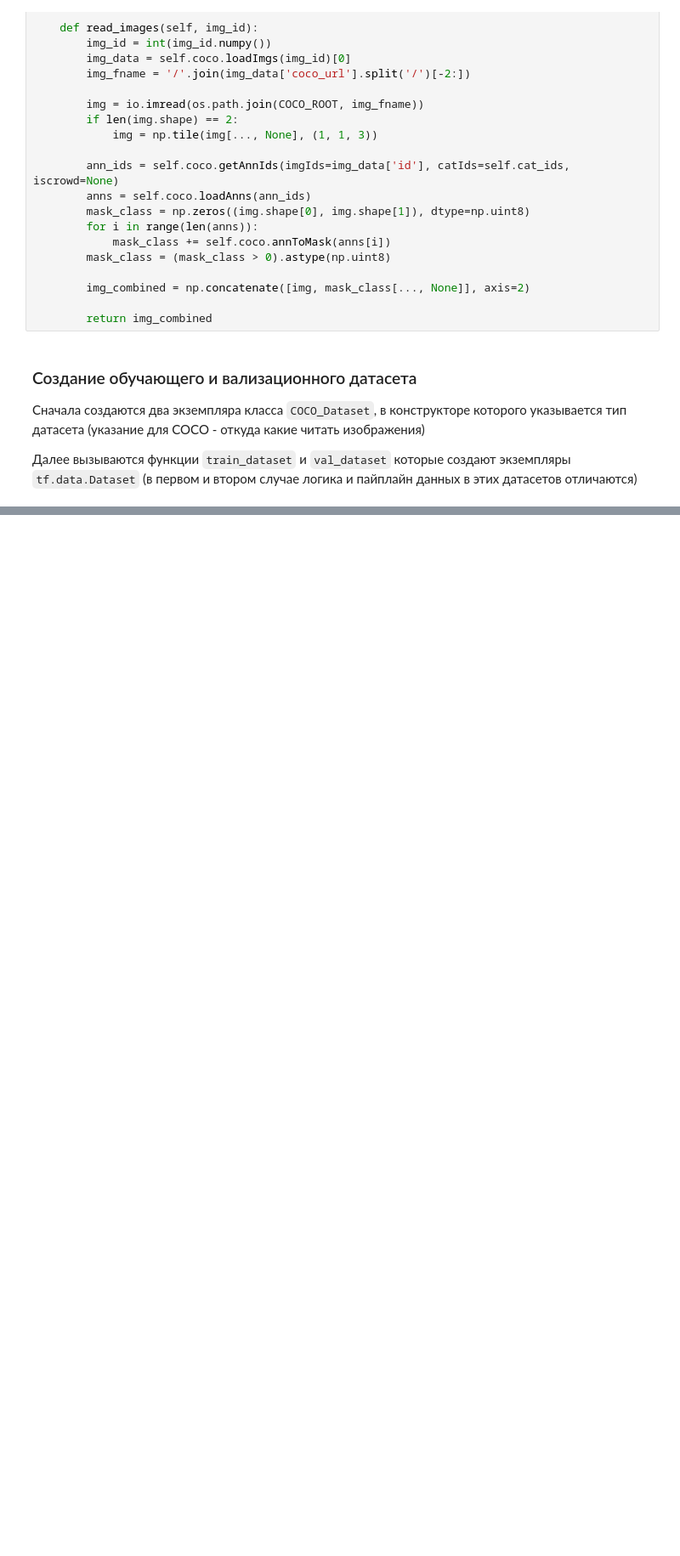
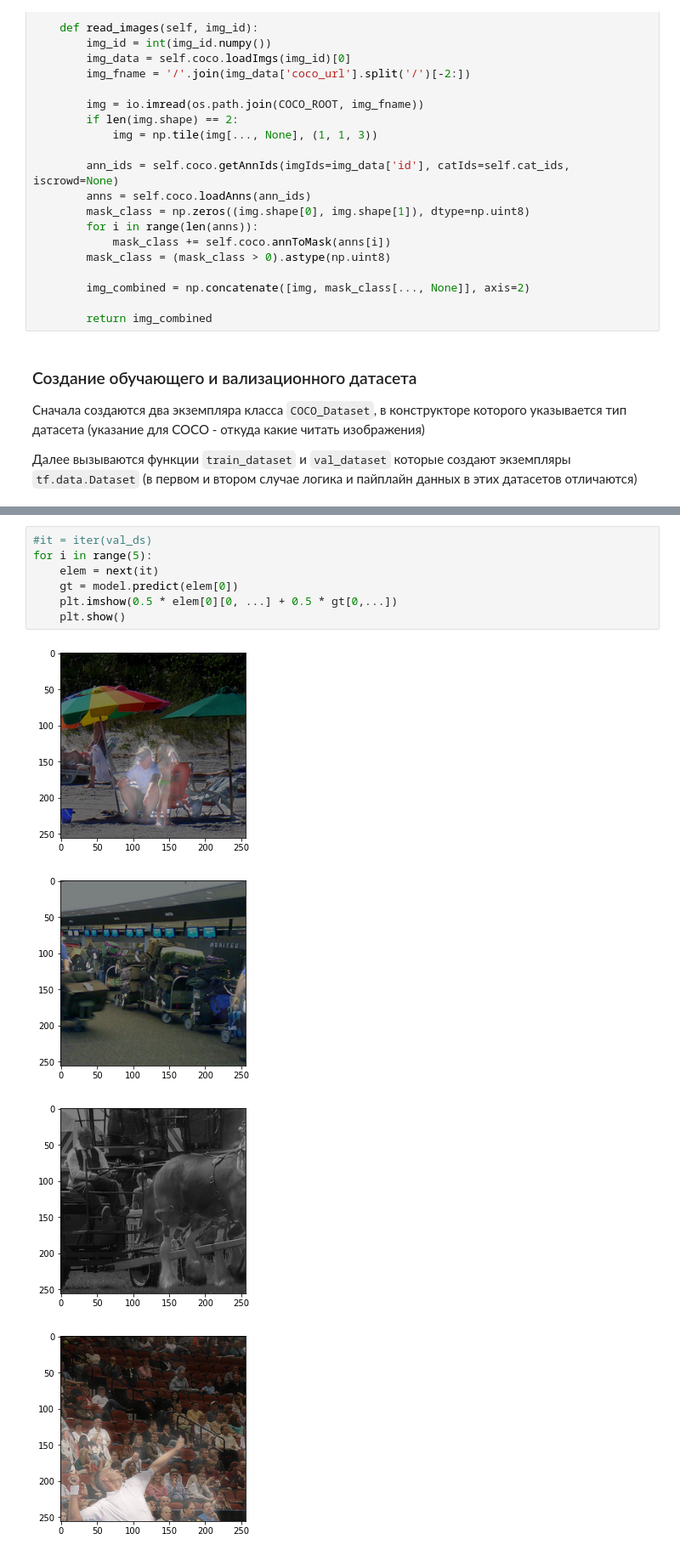
Before and after one commit to AlexChudinov/homework_nn_2, a Jupyter notebook: Semantic_segmentation_hw.ipynb, the cells around one changed output, grey strips where cells are left out. Shown: that part at 85% size. Drawn from its saved outputs; the diff is of its cells as text; blank space fills up the shorter version.

```diff
--- a/Semantic_segmentation_hw.ipynb
+++ b/Semantic_segmentation_hw.ipynb
@@ -260,0 +287,12 @@ ValueError: in user code:
+# %%
+#it = iter(val_ds)
+for i in range(5):
+    elem = next(it)
+    gt = model.predict(elem[0])
+    plt.imshow(0.5 * elem[0][0, ...] + 0.5 * gt[0,...])
+    plt.show()
+# %% [output]
+[figure, added]
+[figure, added]
+[figure, added]
+[figure, added]
```
Also changed, not shown: parts of 10 cells of this notebook, 1 other file.
